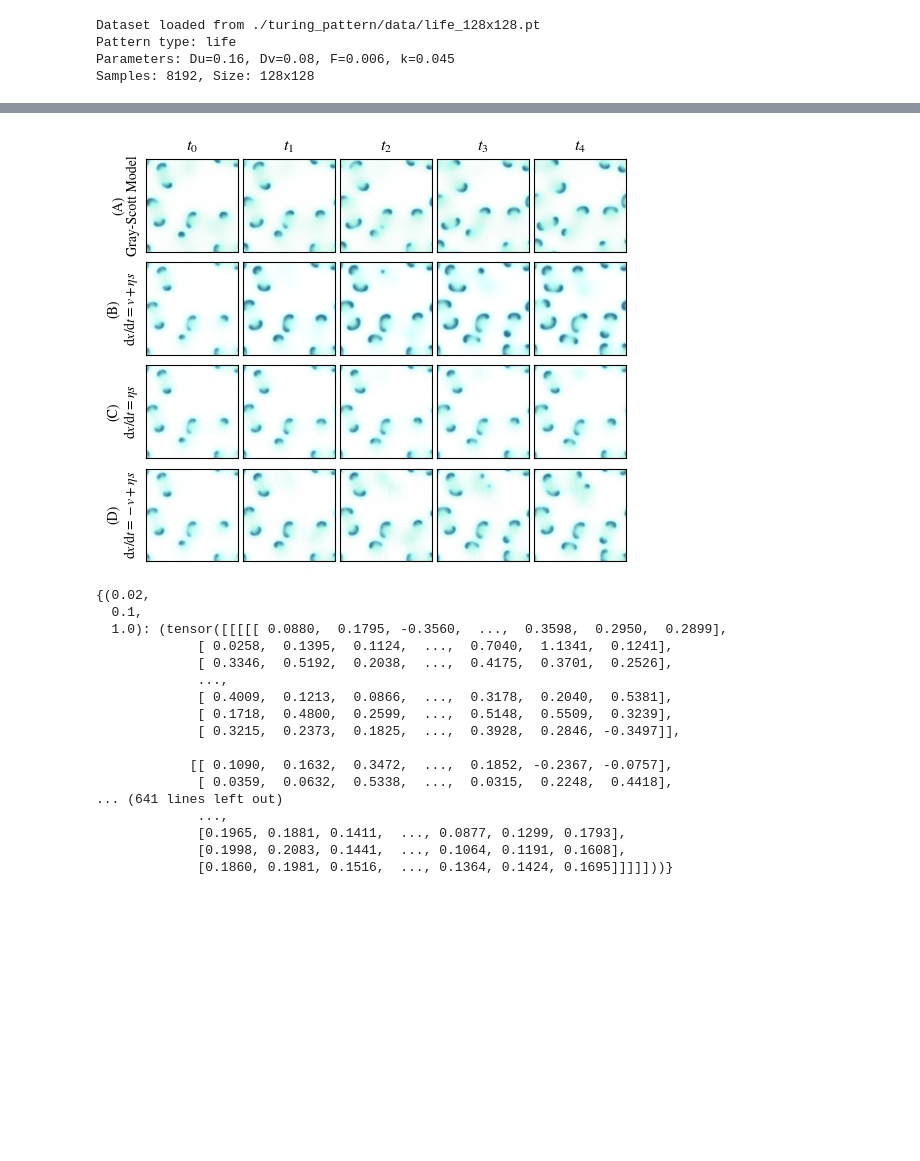
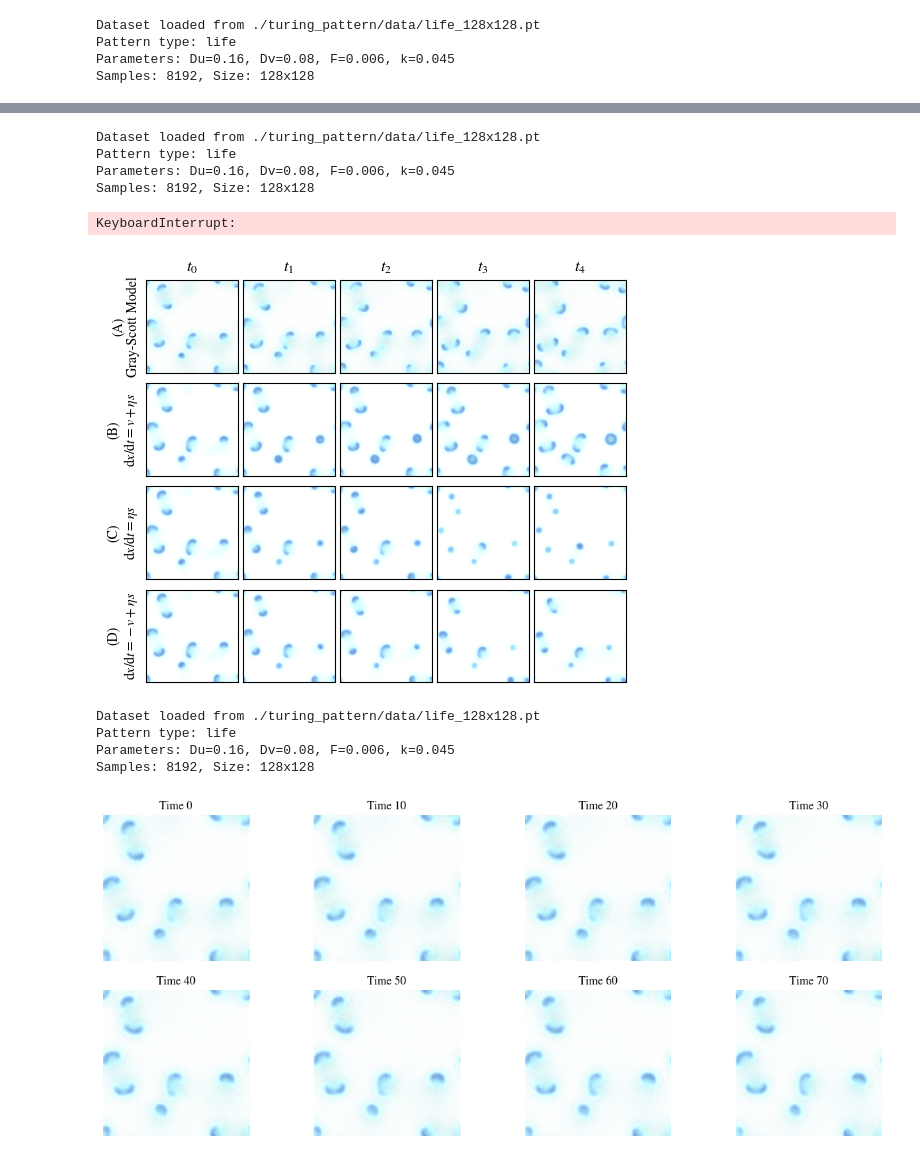
Before and after one commit to Zhangyanbo/pattern_to_dynamics, a Jupyter notebook: 2D_continous/visulizations.ipynb, the cells around one changed output, grey strips where cells are left out. Saved outputs shown, nothing was run; the diff lists cells and outputs as text; code cells hidden in the pictures; blank space fills up the shorter version.

```diff
--- a/2D_continous/visulizations.ipynb
+++ b/2D_continous/visulizations.ipynb
@@ -207,6 +261,6 @@ plt.show()
 # %%
 dt = 0.02
-eta = 0.1
+eta = 0.01
 paras = [
     (dt, eta, 1.0),
     (dt, eta, 0.0),
@@ -214,7 +268,7 @@ paras = [
 ]
 results = {}
 name = 'life'
-dataset, score_model, scheduler, flow_model = load_models(name)
+dataset, score_model, scheduler, flow_model = load_models(name, use_bn=True)
 x0 = dataset[0].cuda().unsqueeze(0)
 
 for dt, eta, v_factor in paras:
@@ -224,6 +278,12 @@ for dt, eta, v_factor in paras:
         dt=dt, eta=eta, v_factor=v_factor, T=2000
     )
     results[(dt, eta, v_factor)] = (trace, trace_pred)
+# %% [output]
+Dataset loaded from ./turing_pattern/data/life_128x128.pt
+Pattern type: life
+Parameters: Du=0.16, Dv=0.08, F=0.006, k=0.045
+Samples: 8192, Size: 128x128
+KeyboardInterrupt:
 # %%
 plotter = TuringPlotter()
 
@@ -243,9 +303,9 @@ for i, t in enumerate([0, 50, 100, 150, 200]):
 # Plot the simulations
 
 for i, ((dt, eta, v_factor), (trace, trace_pred)) in enumerate(results.items()):
-    for j, t in enumerate([200 * k for k in range(5)]):
+    for j, t in enumerate([300 * k for k in range(5)]):
         plt.subplot(4, 5, i * 5 + j + 6)
-        plotter.plot(trace_pred[t], name=name)
+        plotter.plot((trace_pred[t] + 1) / 2, name=name)
         plt.xticks([]); plt.yticks([])
         # plt.title(f"t={t}")
         if j == 0:
@@ -258,9 +318,9 @@ for i, ((dt, eta, v_factor), (trace, trace_pred)) in enumerate(results.items()):
 
 plt.tight_layout()
 plt.subplots_adjust(wspace=0.05, hspace=0.01)
-plt.savefig('./figures/simulation_life.pdf', bbox_inches='tight')
+# plt.savefig('./figures/simulation_life.pdf', bbox_inches='tight')
 # %% [output]
-[figure, old version]
+[figure, new version]
 # %%
 import pickle
 
@@ -268,22 +328,44 @@ import pickle
 with open('./turing_pattern/data/results.pkl', 'wb') as f:
     pickle.dump(results, f)
 # %%
-results
+name = 'life'
+torch.random.manual_seed(0)
+dataset, score_model, scheduler, flow_model = load_models(name, use_bn=True)
+x0 = dataset[0].cuda().unsqueeze(0)
+t = torch.LongTensor([10]).cuda()
 # %% [output]
-{(0.02,
-  0.1,
-  1.0): (tensor([[[[[ 0.0880,  0.1795, -0.3560,  ...,  0.3598,  0.2950,  0.2899],
-             [ 0.0258,  0.1395,  0.1124,  ...,  0.7040,  1.1341,  0.1241],
-             [ 0.3346,  0.5192,  0.2038,  ...,  0.4175,  0.3701,  0.2526],
-             ...,
-             [ 0.4009,  0.1213,  0.0866,  ...,  0.3178,  0.2040,  0.5381],
-             [ 0.1718,  0.4800,  0.2599,  ...,  0.5148,  0.5509,  0.3239],
-             [ 0.3215,  0.2373,  0.1825,  ...,  0.3928,  0.2846, -0.3497]],
-
-            [[ 0.1090,  0.1632,  0.3472,  ...,  0.1852, -0.2367, -0.0757],
-             [ 0.0359,  0.0632,  0.5338,  ...,  0.0315,  0.2248,  0.4418],
-... (641 lines left out)
-             ...,
-             [0.1965, 0.1881, 0.1411,  ..., 0.0877, 0.1299, 0.1793],
-             [0.1998, 0.2083, 0.1441,  ..., 0.1064, 0.1191, 0.1608],
-             [0.1860, 0.1981, 0.1516,  ..., 0.1364, 0.1424, 0.1695]]]]]))}
+Dataset loaded from ./turing_pattern/data/life_128x128.pt
+Pattern type: life
+Parameters: Du=0.16, Dv=0.08, F=0.006, k=0.045
+Samples: 8192, Size: 128x128
+# %%
+s = score_model(x0, t).sample
+p = torch.randn(2, 2)
+k = p - p.t()
+k = k.reshape(2, 2, 1, 1)
+
+v = nn.functional.conv2d(s, k.cuda(), padding=0)
+# %%
+trace = []; trace_pred = []
+dt = 0.01; eta = 0.1; t = torch.LongTensor([50]).cuda()
+x = scheduler.add_noise(x0, torch.randn_like(x0), t)
+
+sf = score_function(score_model, scheduler, t.item())
+
+for i in tqdm(range(100)):
+    trace.append(x.cpu())
+    sample = score_model(x, t).sample
+    x_pred = scheduler.step(sample, t.item(), x).pred_original_sample
+    trace_pred.append(x_pred.cpu().clamp(-1, 1))
+    s = sf(x)
+    v = nn.functional.conv2d(s, k.cuda(), padding=0)
+    x = x + (v + eta * s) * dt + ((2 * eta * dt) ** 0.5) * torch.randn_like(x)
+
+trace = torch.stack(trace, dim=0)
+trace_pred = torch.stack(trace_pred, dim=0)
+# %%
+plt.figure(figsize=(15, 6))
+plot_trace((trace_pred + 1) / 2, dt=10, num_rows=2, num_cols=4, name=name)
+plt.show()
+# %% [output]
+[figure, added]
```
Also changed, not shown: parts of 8 cells of this notebook.
